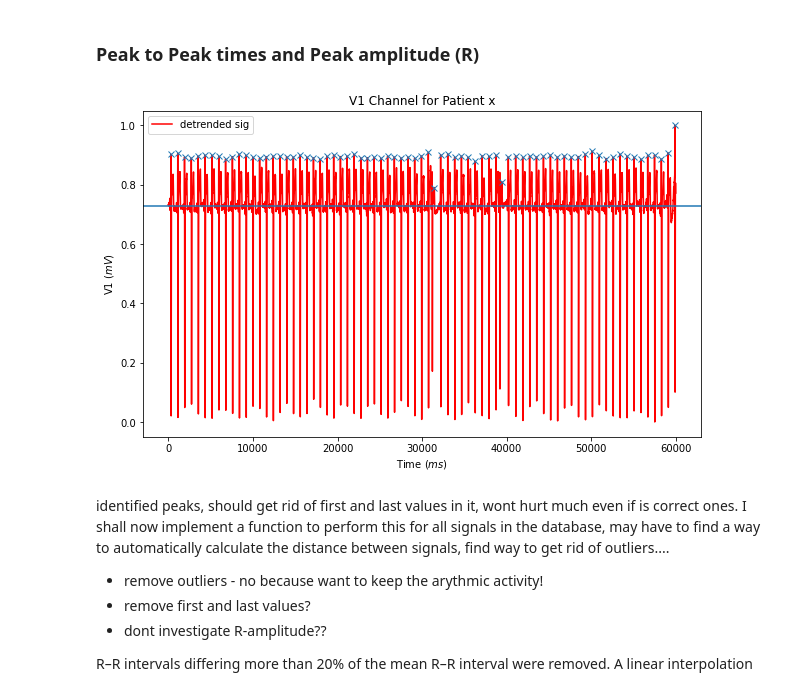
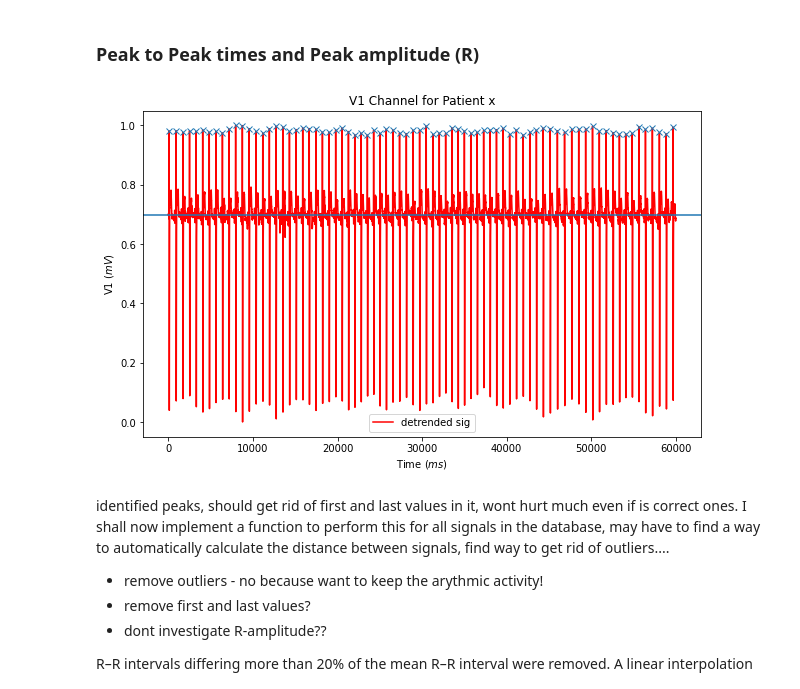
Before and after one commit to patcourts/ES98C-ECG-Project, a Jupyter notebook: examples/Parameter_Estimation_Experimentation.ipynb, the cells around one changed output. Drawn from its saved outputs; the diff is of its cells as text; code cells hidden in the pictures.

```diff
--- a/examples/Parameter_Estimation_Experimentation.ipynb
+++ b/examples/Parameter_Estimation_Experimentation.ipynb
@@ -29,8 +29,8 @@ Non-linear:
 # %%
 from scipy.signal import find_peaks, correlate
 # %%
-test_indice = 137#set test signal to be used throughout notebook #219 is healthy
-signal = denoised_signals[test_indice]
+test_indice = -6#set test signal to be used throughout notebook #219 is healthy
+test_signal = denoised_signals[test_indice]
 # %%
 def parameter_averages(parameter, health_state):
     """
@@ -71,22 +83,22 @@ def get_rri(signal):
 # %% [markdown]
 ### Peak to Peak times and Peak amplitude (R)
 # %%
-peaks, _ = find_peaks(signal, distance=500, height = 0.1) #can add height but still dont know how to do exactly
+peaks, _ = find_peaks(test_signal, distance=500) #can add height but still dont know how to do exactly
 
 fig, ax = plt.subplots(1, 1, figsize = (10, 6))
 
-ax.plot(signal, color = 'red', label = 'detrended sig')
-ax.plot(peaks, signal[peaks], 'x')
-ax.axhline(np.median(signal))
+ax.plot(test_signal, color = 'red', label = 'detrended sig')
+ax.plot(peaks, test_signal[peaks], 'x')
+ax.axhline(np.median(test_signal))
 
 ax.set_xlabel(r'Time ($ms$)')
 ax.set_ylabel(r'V1 ($mV$)')
 ax.set_title('V1 Channel for Patient x')
 
 ax.legend()
 plt.show()
 # %% [output]
-[figure, old version]
+[figure, new version]
 # %% [markdown]
 identified peaks, should get rid of first and last values in it, wont hurt much even if is correct ones. I shall now implement a function to perform this for all signals in the database, may have to find a way to automatically calculate the distance between signals, find way to get rid of outliers....
 - remove outliers - no because want to keep the arythmic activity!
```
Also changed, not shown: parts of 49 cells of this notebook, 3 other files.
